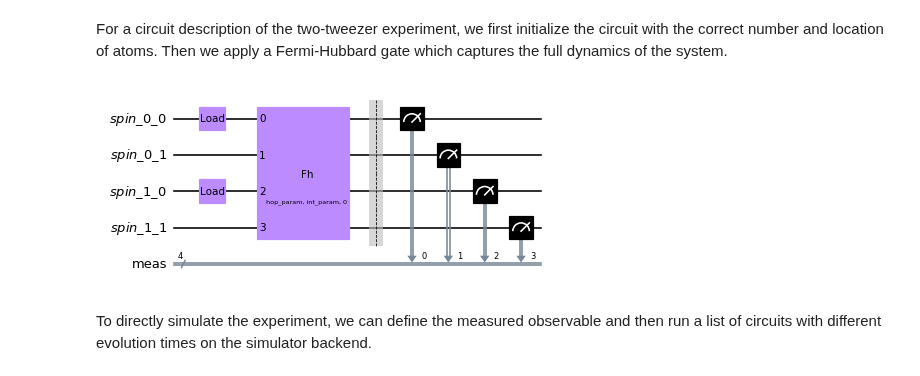
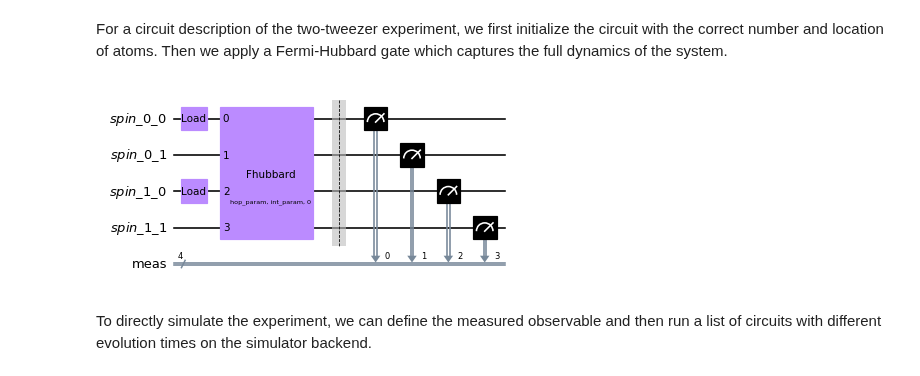
Before and after one commit to qiskit-community/qiskit-cold-atom, a Jupyter notebook: docs/tutorials/08_fermions_in_double_well.ipynb, the cells around one changed output. Cells and saved outputs as stored; diff of their text form; code cells hidden in the pictures.

```diff
--- a/docs/tutorials/08_fermions_in_double_well.ipynb
+++ b/docs/tutorials/08_fermions_in_double_well.ipynb
@@ -158,17 +158,17 @@ For a circuit description of the two-tweezer experiment, we first initialize the
 # %%
 hop_param = Parameter("hop_param")
 int_param = Parameter("int_param")
 
 # initialize one spin-up and one spin-down atom in the left tweezer
 qc = backend.initialize_circuit([[1, 0], [1, 0]])
 # apply a global Fermi-Hubbard gate with interaction
-qc.FH(j=[hop_param], u=int_param, mu=[0],modes=range(4))
+qc.fhubbard(j=[hop_param], u=int_param, mu=[0],modes=range(4))
 
 qc.measure_all()
 
 qc.draw(output="mpl", scale=0.8)
 # %% [output]
-[figure, old version]
+[figure, new version]
 # %% [markdown]
 To directly simulate the experiment, we can define the measured observable and then run a list of circuits with different evolution times on the simulator backend.
 # %%
```
Also changed, not shown: parts of 15 cells of this notebook.
